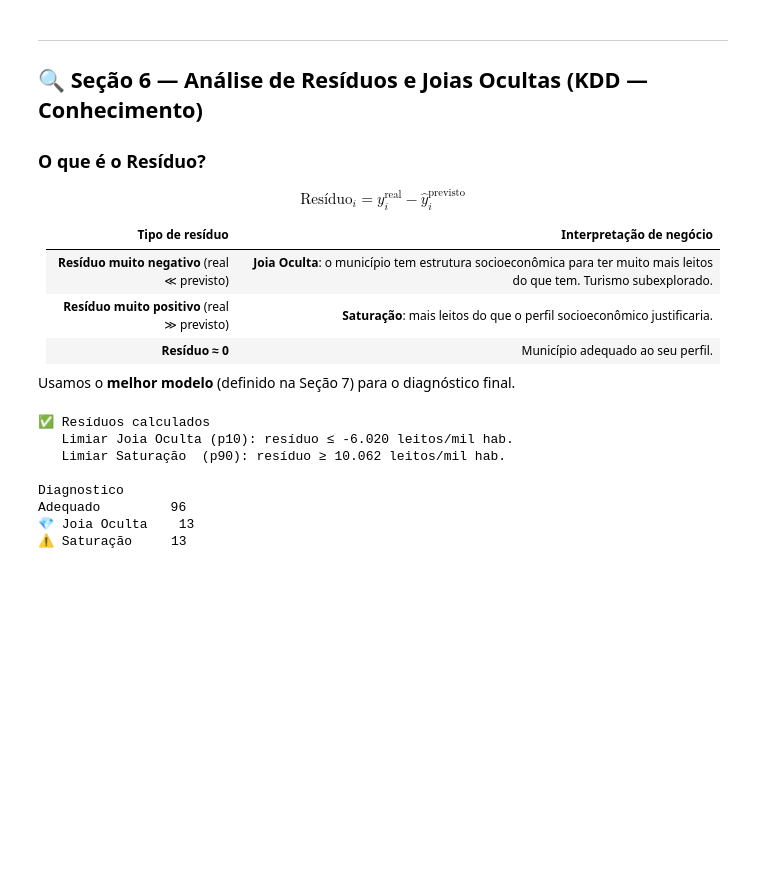
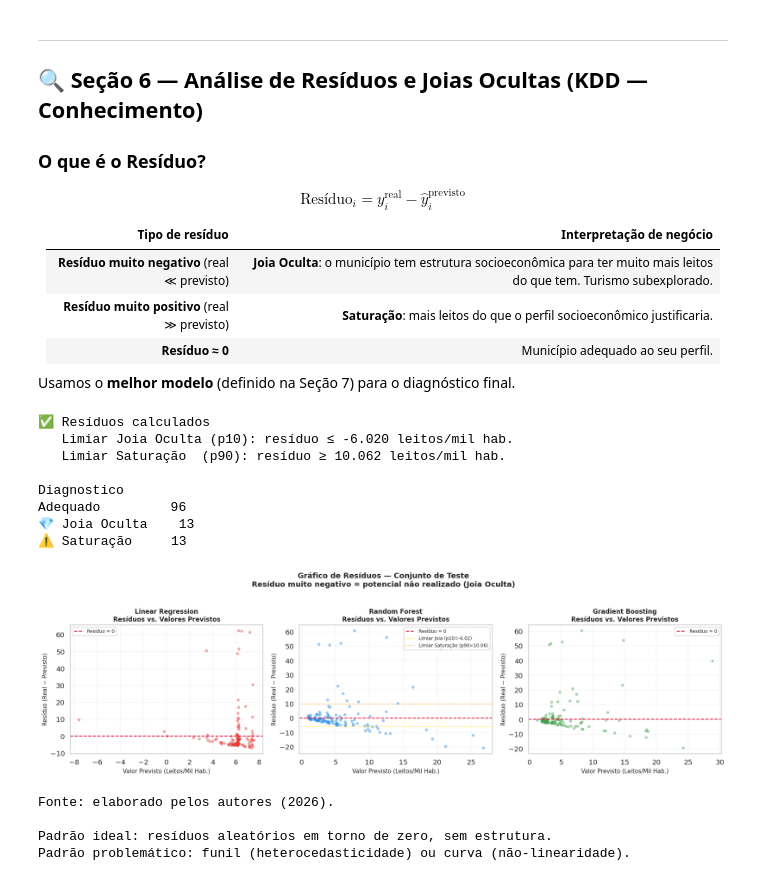
Before and after one commit to IsadoraMoraiss/Project_Pisi3, a Jupyter notebook: REGRESSÃO.ipynb, the cells around one changed output. Cells and saved outputs as stored; diff of their text form; code cells hidden in the pictures; blank space fills up the shorter version.

Commit message:
feat: adicionar análises visuais e diagnóstico de resíduos dos modelos

```diff
--- a/REGRESSÃO.ipynb
+++ b/REGRESSÃO.ipynb
@@ -867,3 +867,46 @@ Diagnostico
 Adequado         96
 💎 Joia Oculta    13
 ⚠️ Saturação     13
+# %%
+# ── Gráfico de Resíduos (Residual Plot) ──────────────────────────────────────
+fig, axes = plt.subplots(1, 3, figsize=(17, 5))
+
+modelos_res = [
+    ('y_pred_LR', 'residuo_LR', 'Linear Regression',  '#E53935'),
+    ('y_pred_RF', 'residuo_RF', 'Random Forest',       '#1E88E5'),
+    ('y_pred_GB', 'residuo_GB', 'Gradient Boosting',   '#43A047'),
+]
+
+for ax, (col_pred, col_res, nome, cor) in zip(axes, modelos_res):
+    ax.scatter(df_residuos[col_pred], df_residuos[col_res],
+               alpha=0.45, s=25, color=cor, edgecolors='none')
+    ax.axhline(0, color='crimson', linewidth=1.5, linestyle='--', label='Resíduo = 0')
+
+    # Faixas de Joia/Saturação (apenas no RF)
+    if col_res == 'residuo_RF':
+        ax.axhline(LIMIAR_JOIA, color='gold', linewidth=1.2, linestyle=':',
+                   label=f'Limiar Joia (p10={LIMIAR_JOIA:.2f})')
+        ax.axhline(LIMIAR_SATURACAO, color='orange', linewidth=1.2, linestyle=':',
+                   label=f'Limiar Saturação (p90={LIMIAR_SATURACAO:.2f})')
+
+    ax.set_xlabel('Valor Previsto (Leitos/Mil Hab.)', fontsize=10)
+    ax.set_ylabel('Resíduo (Real − Previsto)', fontsize=10)
+    ax.set_title(f'{nome}\nResíduos vs. Valores Previstos', fontsize=11, fontweight='bold')
+    ax.legend(fontsize=8); ax.grid(alpha=0.2)
+
+plt.suptitle('Gráfico de Resíduos — Conjunto de Teste\n'
+             'Resíduo muito negativo = potencial não realizado (Joia Oculta)',
+             fontsize=13, fontweight='bold', y=1.02)
+plt.tight_layout()
+plt.savefig('fig_residual_plot.png', dpi=110, bbox_inches='tight')
+plt.show()
+print('Fonte: elaborado pelos autores (2026).')
+print()
+print('Padrão ideal: resíduos aleatórios em torno de zero, sem estrutura.')
+print('Padrão problemático: funil (heterocedasticidade) ou curva (não-linearidade).')
+# %% [output]
+[figure, added]
+Fonte: elaborado pelos autores (2026).
+
+Padrão ideal: resíduos aleatórios em torno de zero, sem estrutura.
+Padrão problemático: funil (heterocedasticidade) ou curva (não-linearidade).
```
Also changed, not shown: parts of 3 cells of this notebook.
